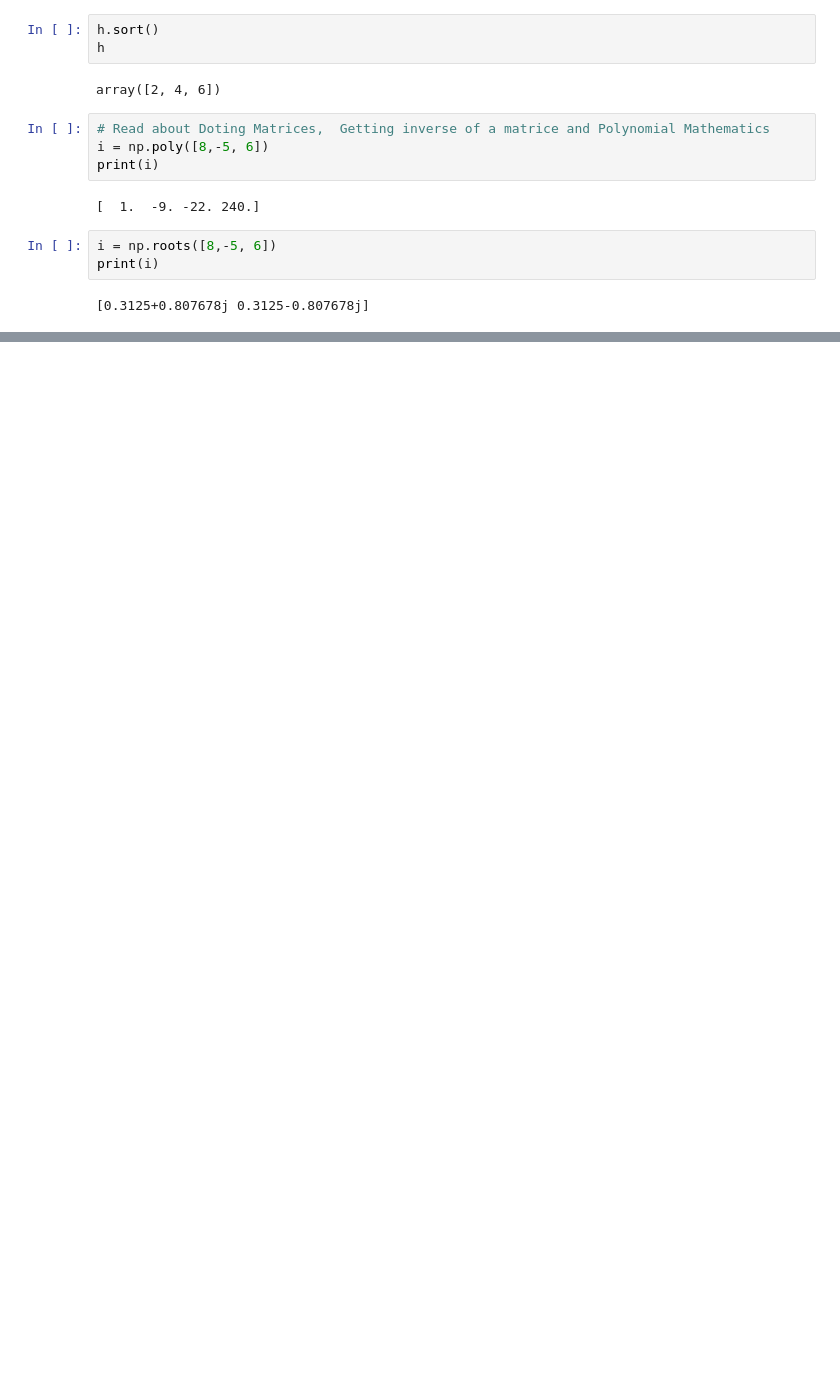
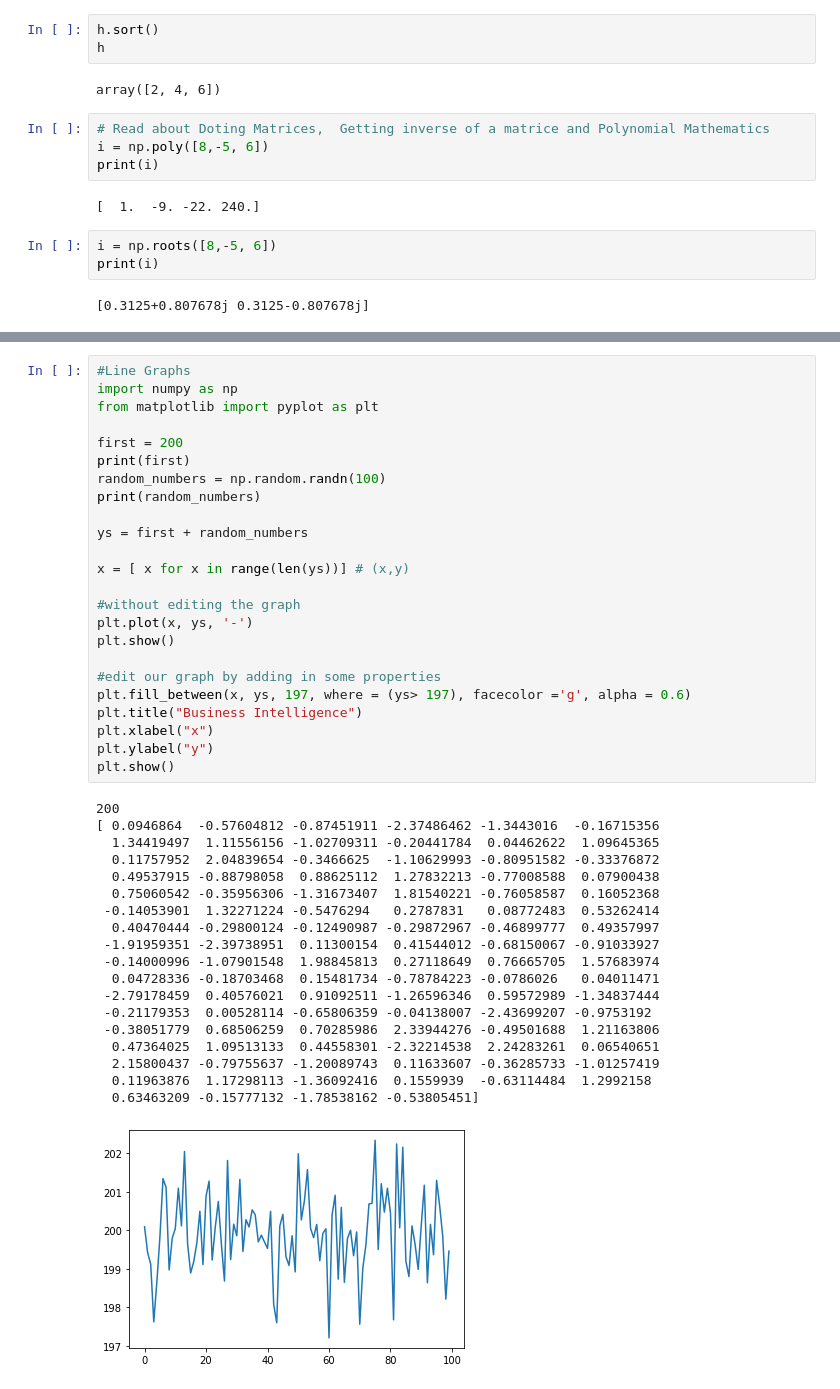
Before and after one commit to arnoldkiirya1/Business_Intelligence, a Jupyter notebook: Python_modules.ipynb, the cells around one changed output, grey strips where cells are left out. Saved outputs shown, nothing was run; the diff lists cells and outputs as text; blank space fills up the shorter version.

```diff
--- a/Python_modules.ipynb
+++ b/Python_modules.ipynb
@@ -147,0 +312,44 @@ print(i)
+# %%
+#Line Graphs
+import numpy as np
+from matplotlib import pyplot as plt
+
+first = 200
+print(first)
+random_numbers = np.random.randn(100)
+print(random_numbers)
+
+ys = first + random_numbers
+
+x = [ x for x in range(len(ys))] # (x,y)
+
+#without editing the graph
+plt.plot(x, ys, '-')
+plt.show()
+
+#edit our graph by adding in some properties
+plt.fill_between(x, ys, 197, where = (ys> 197), facecolor ='g', alpha = 0.6)
+plt.title("Business Intelligence")
+plt.xlabel("x")
+plt.ylabel("y")
+plt.show()
+# %% [output]
+200
+[ 0.0946864  -0.57604812 -0.87451911 -2.37486462 -1.3443016  -0.16715356
+  1.34419497  1.11556156 -1.02709311 -0.20441784  0.04462622  1.09645365
+  0.11757952  2.04839654 -0.3466625  -1.10629993 -0.80951582 -0.33376872
+  0.49537915 -0.88798058  0.88625112  1.27832213 -0.77008588  0.07900438
+  0.75060542 -0.35956306 -1.31673407  1.81540221 -0.76058587  0.16052368
+ -0.14053901  1.32271224 -0.5476294   0.2787831   0.08772483  0.53262414
+  0.40470444 -0.29800124 -0.12490987 -0.29872967 -0.46899777  0.49357997
+ -1.91959351 -2.39738951  0.11300154  0.41544012 -0.68150067 -0.91033927
+ -0.14000996 -1.07901548  1.98845813  0.27118649  0.76665705  1.57683974
+  0.04728336 -0.18703468  0.15481734 -0.78784223 -0.0786026   0.04011471
+ -2.79178459  0.40576021  0.91092511 -1.26596346  0.59572989 -1.34837444
+ -0.21179353  0.00528114 -0.65806359 -0.04138007 -2.43699207 -0.9753192
+ -0.38051779  0.68506259  0.70285986  2.33944276 -0.49501688  1.21163806
+  0.47364025  1.09513133  0.44558301 -2.32214538  2.24283261  0.06540651
+  2.15800437 -0.79755637 -1.20089743  0.11633607 -0.36285733 -1.01257419
+  0.11963876  1.17298113 -1.36092416  0.1559939  -0.63114484  1.2992158
+  0.63463209 -0.15777132 -1.78538162 -0.53805451]
+[figure, added]
```
Also changed, not shown: parts of 15 cells of this notebook.
